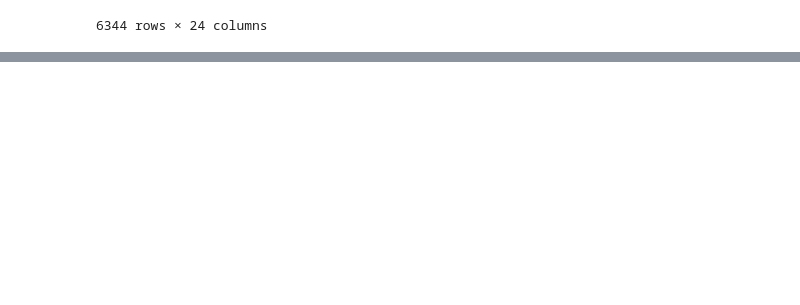
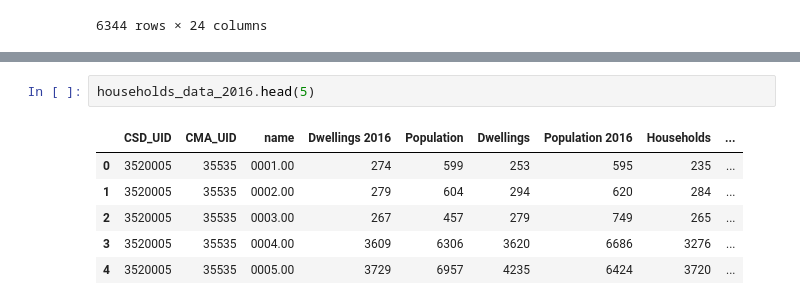
Before and after one commit to ecorbin567/piccard2, a Jupyter notebook: src/piccard/testing.ipynb, the cells around one changed output, grey strips where cells are left out. Saved outputs shown, nothing was run; the diff lists cells and outputs as text; blank space fills up the shorter version.

```diff
--- a/src/piccard/testing.ipynb
+++ b/src/piccard/testing.ipynb
@@ -60,0 +62,9 @@ piccard2.clustering_prep(network_table, 'ctuid')
+# %%
+households_data_2016.head(5)
+# %% [output]
+|  | CSD_UID | CMA_UID | name | Dwellings 2016 | Population | Dwellings | Population 2016 | Households | ... |
+| 0 | 3520005 | 35535 | 0001.00 | 274 | 599 | 253 | 595 | 235 | ... |
+| 1 | 3520005 | 35535 | 0002.00 | 279 | 604 | 294 | 620 | 284 | ... |
+| 2 | 3520005 | 35535 | 0003.00 | 267 | 457 | 279 | 749 | 265 | ... |
+| 3 | 3520005 | 35535 | 0004.00 | 3609 | 6306 | 3620 | 6686 | 3276 | ... |
+| 4 | 3520005 | 35535 | 0005.00 | 3729 | 6957 | 4235 | 6424 | 3720 | ... |
```
Also changed, not shown: parts of 5 cells of this notebook, 23 other files.
